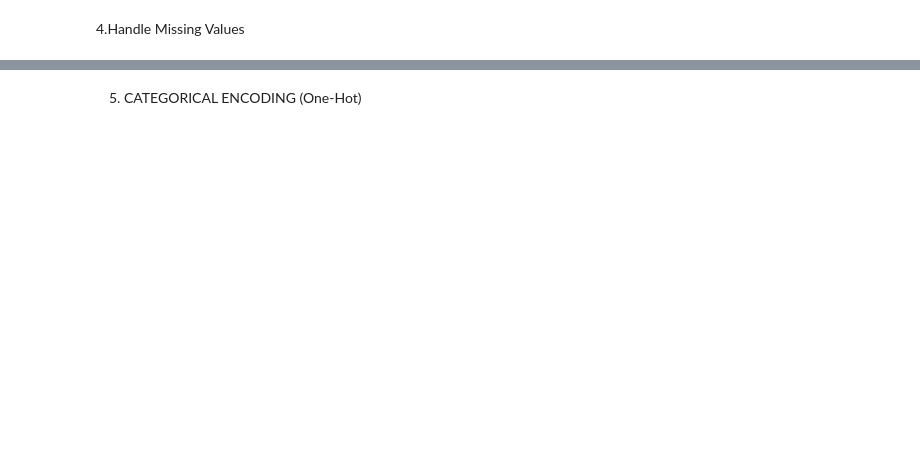
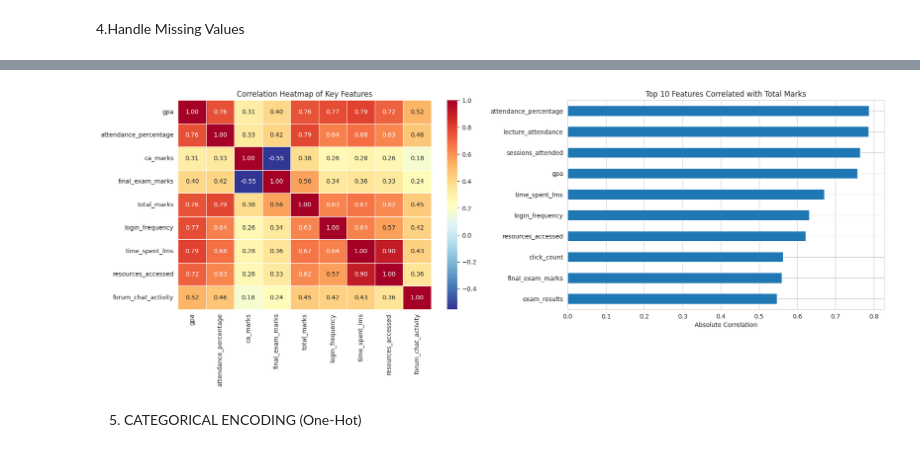
Before and after one commit to KSaubhagya/Prediction-Module, a Jupyter notebook: Risk_Prediction.ipynb, the cells around one changed output, grey strips where cells are left out. Cells and saved outputs as stored; diff of their text form; code cells hidden in the pictures; blank space fills up the shorter version.

```diff
--- a/Risk_Prediction.ipynb
+++ b/Risk_Prediction.ipynb
@@ -80,3 +110,57 @@ df[categorical_cols] = cat_imputer.fit_transform(df[categorical_cols])
+# %%
+# Key features for heatmap
+heatmap_features = [
+    'gpa',
+    'attendance_percentage',
+    'ca_marks',
+    'final_exam_marks',
+    'total_marks',
+    'login_frequency',
+    'time_spent_lms',
+    'resources_accessed',
+    'forum_chat_activity'
+]
+
+# Create figure with 2 plots
+fig, axes = plt.subplots(1, 2, figsize=(18, 7))
+
+# Heatmap
+sns.heatmap(
+    df[heatmap_features].corr(),
+    annot=True,
+    cmap='RdYlBu_r',
+    fmt='.2f',
+    linewidths=0.5,
+    ax=axes[0]
+)
+
+axes[0].set_title('Correlation Heatmap of Key Features')
+
+
+# Top Correlations with Total Marks
+num_cols = df.select_dtypes(include=['int64', 'float64']).columns
+
+corr_target = (
+    df[num_cols]
+    .corr()['total_marks']
+    .drop('total_marks')
+    .abs()
+    .sort_values(ascending=False)
+    .head(10)
+)
+
+corr_target.sort_values().plot(
+    kind='barh',
+    ax=axes[1]
+)
+
+axes[1].set_title('Top 10 Features Correlated with Total Marks')
+axes[1].set_xlabel('Absolute Correlation')
+
+plt.tight_layout()
+plt.show()
+# %% [output]
+[figure, added]
 # %% [markdown]
 5. CATEGORICAL ENCODING (One-Hot)
 # %%
```
Also changed, not shown: parts of 8 cells of this notebook.
